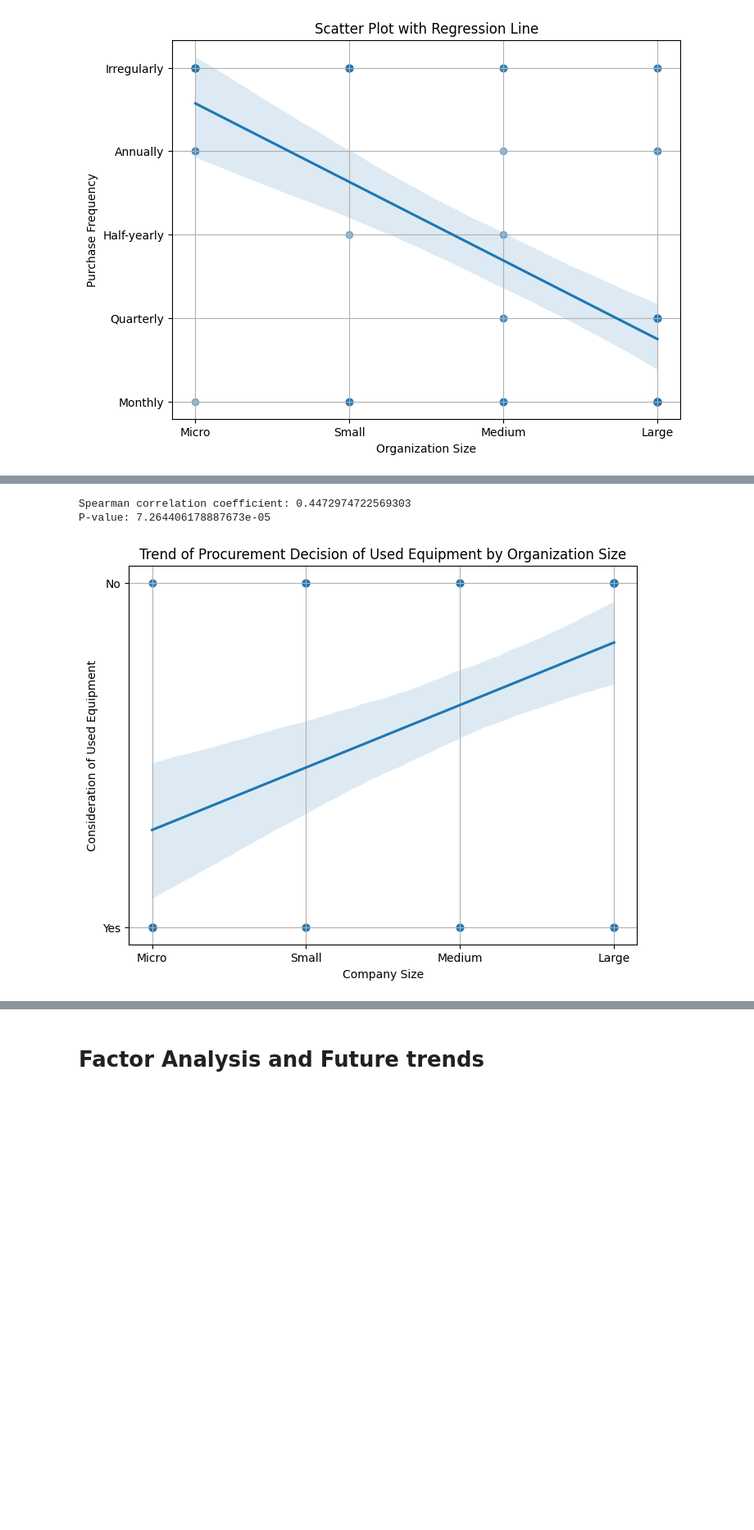
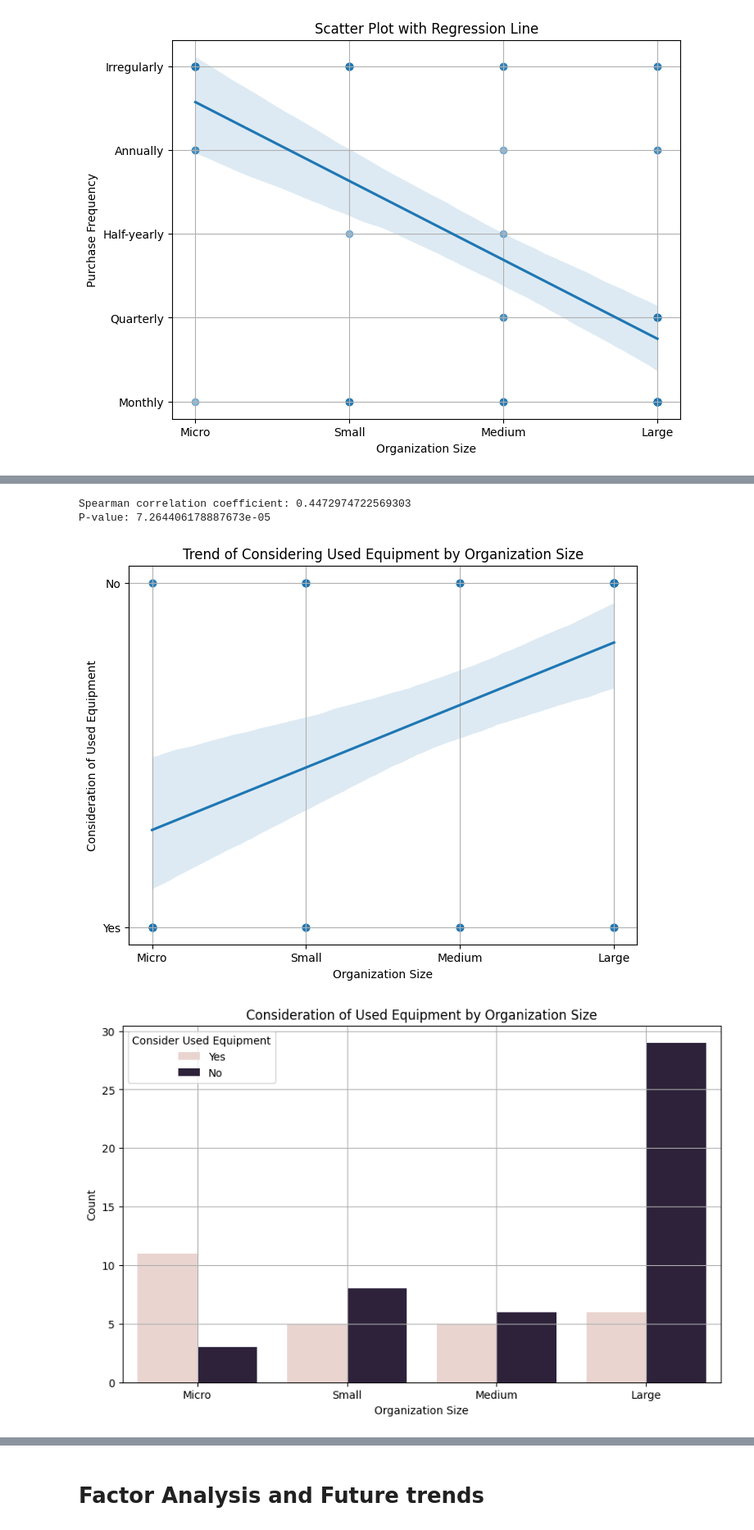
Before and after one commit to ProArif/Thesis, a Jupyter notebook: SurveyAnalysis.ipynb, the cells around one changed output, grey strips where cells are left out. Shown at 82% size. Cells and saved outputs as stored; diff of their text form; code cells hidden in the pictures; blank space fills up the shorter version.

```diff
--- a/SurveyAnalysis.ipynb
+++ b/SurveyAnalysis.ipynb
@@ -142,38 +145,70 @@ P-value: 5.0730296586369404e-08
 # %%
 # Columns for correlation analysis
 correlation_vars = [
     'How big is your organization?',
     'Do you consider used equipment as an option when you make ICT equipment procurement decisions?'
 ]
 
-# Create a subset of the data for correlation analysis
-correlation_data = data[correlation_vars]
+# Convert to DataFrame
+correlation_data = pd.DataFrame(data[correlation_vars])
 
-# Convert the DataFrame to two arrays
-x = correlation_data['How big is your organization?'].values
-y = correlation_data['Do you consider used equipment as an option when you make ICT equipment procurement decisions?'].values
+# Ensure columns are numeric
+correlation_data['How big is your organization?'] = pd.to_numeric(correlation_data['How big is your organization?'])
+correlation_data['Do you consider used equipment as an option when you make ICT equipment procurement decisions?'] = pd.to_numeric(correlation_data['Do you consider used equipment as an option when you make ICT equipment procurement decisions?'])
 
-# Spearman correlation coefficient
-spearman_corr, spearman_p_value = spearmanr(x, y)
+# Check the data types and head of the DataFrame
+# print(correlation_data.dtypes)
+# print(correlation_data.head())
+
+# Compute the Spearman correlation coefficient
+spearman_corr, spearman_p_value = spearmanr(correlation_data['How big is your organization?'], correlation_data['Do you consider used equipment as an option when you make ICT equipment procurement decisions?'])
 
 print("Spearman correlation coefficient:", spearman_corr)
 print("P-value:", spearman_p_value)
 
 # Visualization: Scatter Plot with Regression Line
 plt.figure(figsize=(8, 6))
-sns.regplot(
-    x=x,
-    y=y,
-    scatter_kws={'alpha': 0.5}
-)
-plt.title('Trend of Procurement Decision of Used Equipment by Organization Size')
-plt.xlabel('Company Size')
+sns.regplot(x='How big is your organization?', y='Do you consider used equipment as an option when you make ICT equipment procurement decisions?', data=correlation_data, scatter_kws={'alpha':0.5})
+plt.title('Trend of Considering Used Equipment by Organization Size')
+plt.xlabel('Organization Size')
 plt.ylabel('Consideration of Used Equipment')
-plt.xticks([1, 2, 3, 4], ['Micro', 'Small', 'Medium', 'Large'])
-plt.yticks([1, 2], ['Yes', 'No'])
+# Set the tick locations and labels
+plt.xticks(ticks=[1, 2, 3, 4], labels=['Micro', 'Small', 'Medium', 'Large'])
+plt.yticks(ticks=[1, 2], labels=['Yes', 'No'])
 plt.grid(True)
 plt.show()
+
+
+# Create a new DataFrame for the bar plot
+correlation_data = data[['How big is your organization?', 'Do you consider used equipment as an option when you make ICT equipment procurement decisions?']]
+
+# Bar Plot of Consideration of Used Equipment by Organization Size
+plt.figure(figsize=(10, 6))
+sns.countplot(x='How big is your organization?', hue='Do you consider used equipment as an option when you make ICT equipment procurement decisions?', data=correlation_data)
+plt.title('Consideration of Used Equipment by Organization Size')
+plt.xlabel('Organization Size')
+plt.ylabel('Count')
+plt.xticks(ticks=[0, 1, 2, 3], labels=['Micro', 'Small', 'Medium', 'Large'])
+plt.legend(title='Consider Used Equipment', loc='upper left', labels=['Yes', 'No'])
+plt.grid(True)
+plt.show()
+
+# # Stacked Bar Plot of Consideration of Used Equipment by Organization Size
+# stacked_data = correlation_data.groupby(['How big is your organization?', 'Do you consider used equipment as an option when you make ICT equipment procurement decisions?']).size().unstack().fillna(0)
+# stacked_data.plot(kind='bar', stacked=True, figsize=(10, 6), color=['skyblue', 'orange'])
+# plt.title('Consideration of Used Equipment by Organization Size')
+# plt.xlabel('Organization Size')
+# plt.ylabel('Count')
+# plt.xticks(ticks=[0, 1, 2, 3], labels=['Micro', 'Small', 'Medium', 'Large'], rotation=0)
+# plt.legend(title='Consider Used Equipment', labels=['Yes', 'No'])
+# plt.grid(True)
+# plt.show()
+
+# Count the "Yes" and "No" responses for each organization size
+counts = correlation_data.groupby(['How big is your organization?', 'Do you consider used equipment as an option when you make ICT equipment procurement decisions?']).size().unstack().fillna(0)
+print(counts)
 # %% [output]
 Spearman correlation coefficient: 0.4472974722569303
 P-value: 7.264406178887673e-05
-[figure, old version]
+[figure, new version]
+[figure, added]
```
Also changed, not shown: parts of 9 cells of this notebook.
